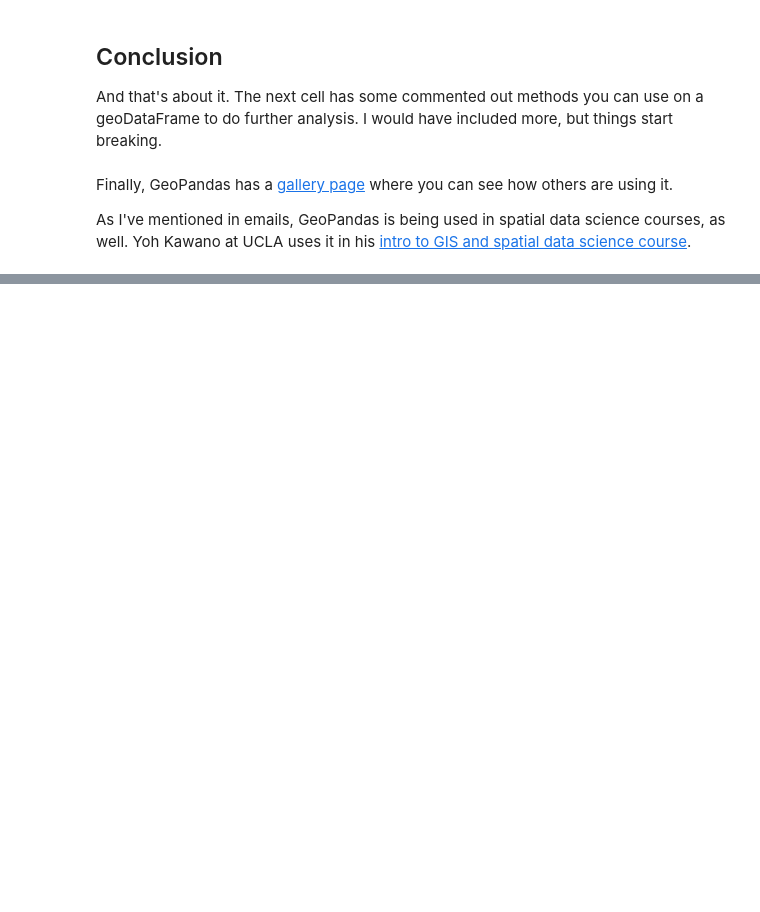
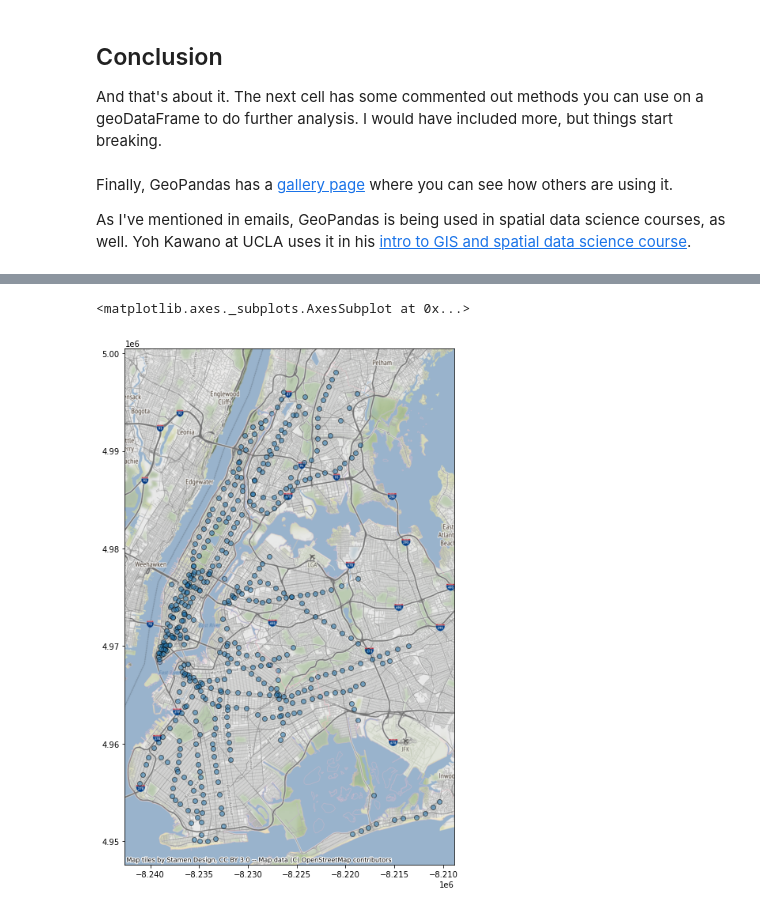
Before and after one commit to columbia-data-club/meetings, a Jupyter notebook: 2022/march-24-geopandas/Hello, GeoPandas!.ipynb, the cells around one changed output, grey strips where cells are left out. Saved outputs shown, nothing was run; the diff lists cells and outputs as text; code cells hidden in the pictures; blank space fills up the shorter version.

```diff
--- a/2022/march-24-geopandas/Hello, GeoPandas!.ipynb
+++ b/2022/march-24-geopandas/Hello, GeoPandas!.ipynb
@@ -120,0 +241,2 @@ As I've mentioned in emails, GeoPandas is being used in spatial data science cou
+# %%
+stations = stations.to_crs(epsg=3857)
@@ -120,0 +252,8 @@ As I've mentioned in emails, GeoPandas is being used in spatial data science cou
+# %%
+nycwm = nyc.to_crs(epsg=3857)
+ax = stations.plot(figsize=(12, 12), alpha=0.5, edgecolor='k')
+cx.add_basemap(ax)
+nycwm.plot(ax=ax, alpha=0.25, edgecolor="pink", color="none")
+# %% [output]
+<matplotlib.axes._subplots.AxesSubplot at 0x...>
+[figure, added]
```
Also changed, not shown: parts of 19 cells of this notebook.
